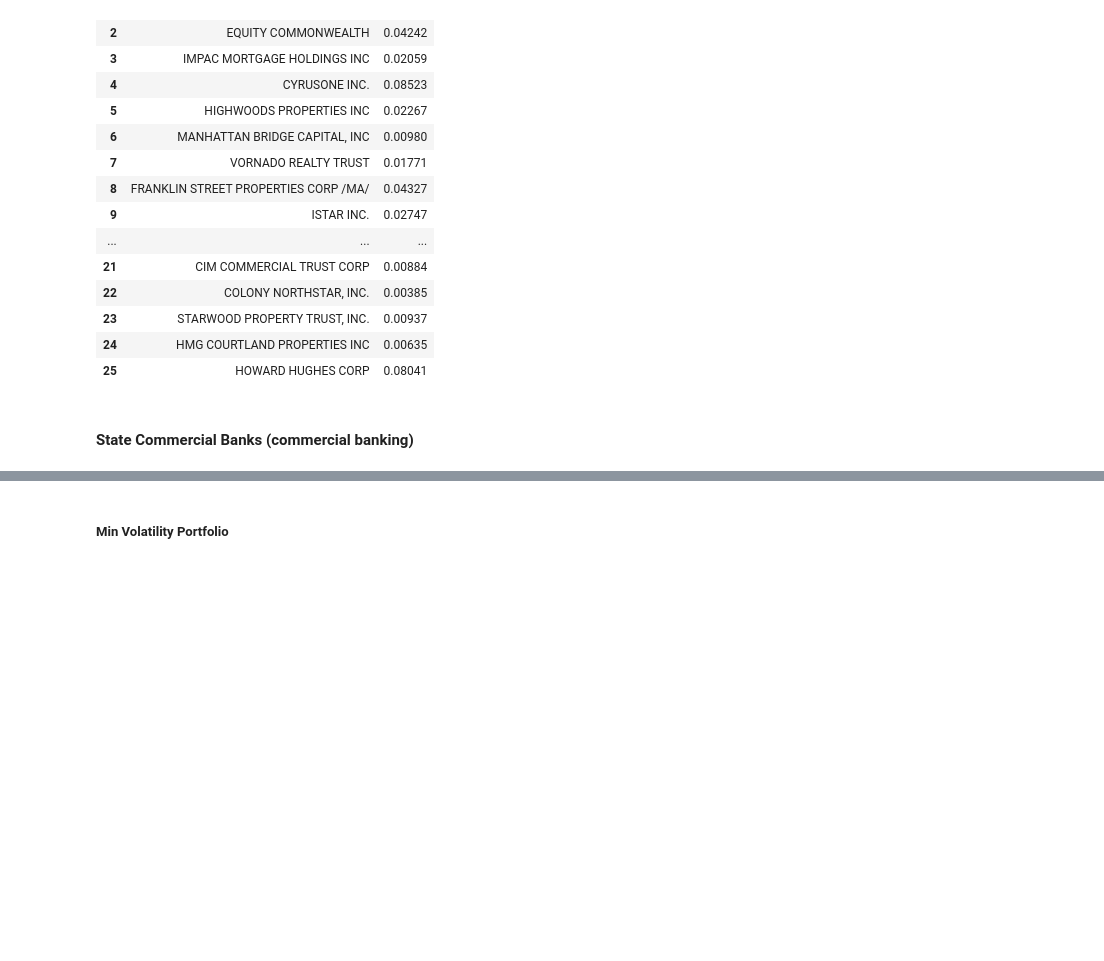
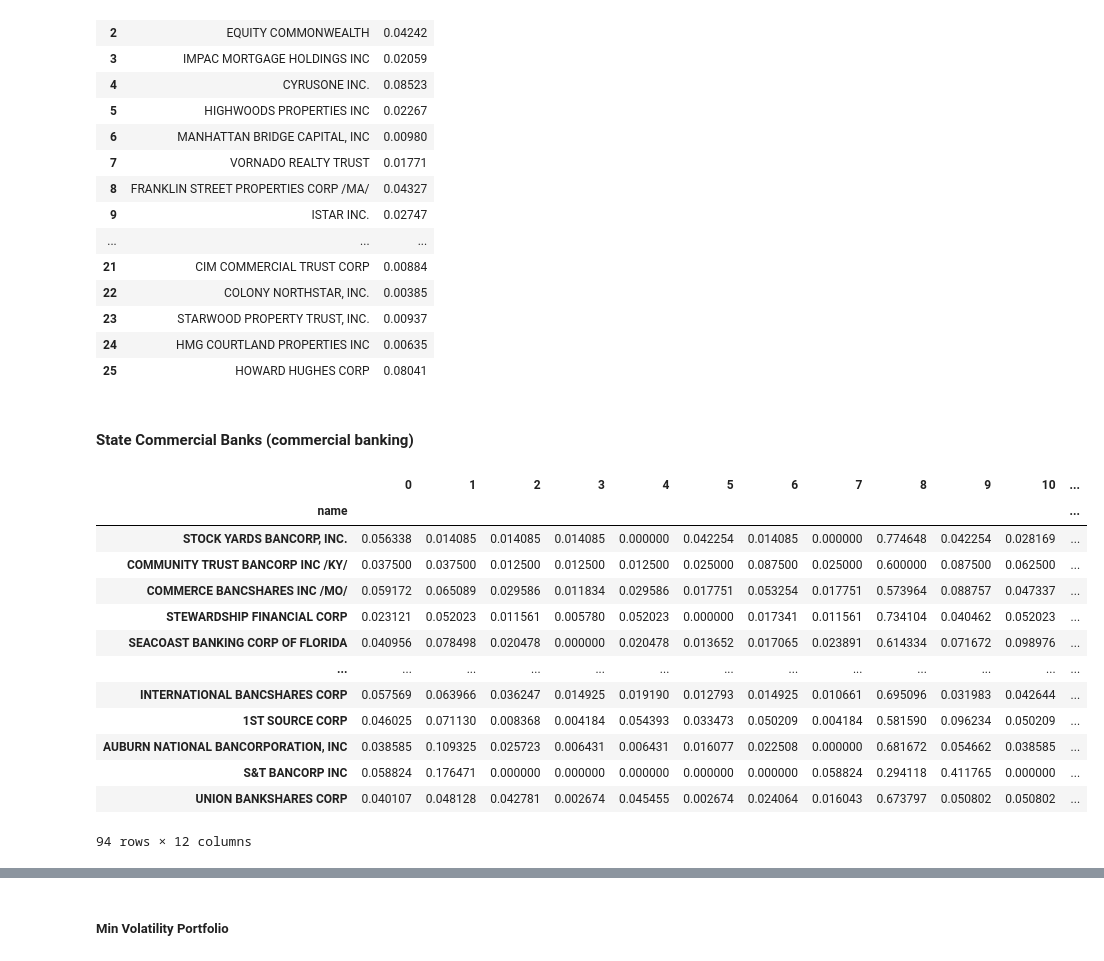
Before and after one commit to richardye101/ubineer_nlp_research, a Jupyter notebook: content/peitong/3.3_Minimum_Variance_Analysis-Factor_Model.ipynb, the cells around one changed output, grey strips where cells are left out. Cells and saved outputs as stored; diff of their text form; code cells hidden in the pictures; blank space fills up the shorter version.

```diff
--- a/content/peitong/3.3_Minimum_Variance_Analysis-Factor_Model.ipynb
+++ b/content/peitong/3.3_Minimum_Variance_Analysis-Factor_Model.ipynb
@@ -511,3 +511,20 @@ pd.read_csv("data/min_vol_factor_model_Real_Estate_Investment_Trusts.csv")
 | 25 | HOWARD HUGHES CORP | 0.08041 |
 # %% [markdown]
 #### State Commercial Banks (commercial banking)
+# %%
+B_matrix
+# %% [output]
+|  | 0 | 1 | 2 | 3 | 4 | 5 | 6 | 7 | 8 | 9 | 10 | ... |
+| name |  |  |  |  |  |  |  |  |  |  |  | ... |
+| STOCK YARDS BANCORP, INC. | 0.056338 | 0.014085 | 0.014085 | 0.014085 | 0.000000 | 0.042254 | 0.014085 | 0.000000 | 0.774648 | 0.042254 | 0.028169 | ... |
+| COMMUNITY TRUST BANCORP INC /KY/ | 0.037500 | 0.037500 | 0.012500 | 0.012500 | 0.012500 | 0.025000 | 0.087500 | 0.025000 | 0.600000 | 0.087500 | 0.062500 | ... |
+| COMMERCE BANCSHARES INC /MO/ | 0.059172 | 0.065089 | 0.029586 | 0.011834 | 0.029586 | 0.017751 | 0.053254 | 0.017751 | 0.573964 | 0.088757 | 0.047337 | ... |
+| STEWARDSHIP FINANCIAL CORP | 0.023121 | 0.052023 | 0.011561 | 0.005780 | 0.052023 | 0.000000 | 0.017341 | 0.011561 | 0.734104 | 0.040462 | 0.052023 | ... |
+| SEACOAST BANKING CORP OF FLORIDA | 0.040956 | 0.078498 | 0.020478 | 0.000000 | 0.020478 | 0.013652 | 0.017065 | 0.023891 | 0.614334 | 0.071672 | 0.098976 | ... |
+| ... | ... | ... | ... | ... | ... | ... | ... | ... | ... | ... | ... | ... |
+| INTERNATIONAL BANCSHARES CORP | 0.057569 | 0.063966 | 0.036247 | 0.014925 | 0.019190 | 0.012793 | 0.014925 | 0.010661 | 0.695096 | 0.031983 | 0.042644 | ... |
+| 1ST SOURCE CORP | 0.046025 | 0.071130 | 0.008368 | 0.004184 | 0.054393 | 0.033473 | 0.050209 | 0.004184 | 0.581590 | 0.096234 | 0.050209 | ... |
+| AUBURN NATIONAL BANCORPORATION, INC | 0.038585 | 0.109325 | 0.025723 | 0.006431 | 0.006431 | 0.016077 | 0.022508 | 0.000000 | 0.681672 | 0.054662 | 0.038585 | ... |
+| S&T BANCORP INC | 0.058824 | 0.176471 | 0.000000 | 0.000000 | 0.000000 | 0.000000 | 0.000000 | 0.058824 | 0.294118 | 0.411765 | 0.000000 | ... |
+| UNION BANKSHARES CORP | 0.040107 | 0.048128 | 0.042781 | 0.002674 | 0.045455 | 0.002674 | 0.024064 | 0.016043 | 0.673797 | 0.050802 | 0.050802 | ... |
+94 rows × 12 columns
```
Also changed, not shown: parts of 9 cells of this notebook, 6 other files.
